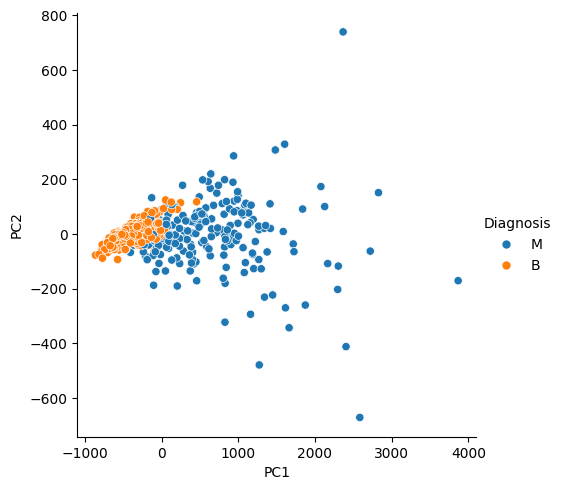
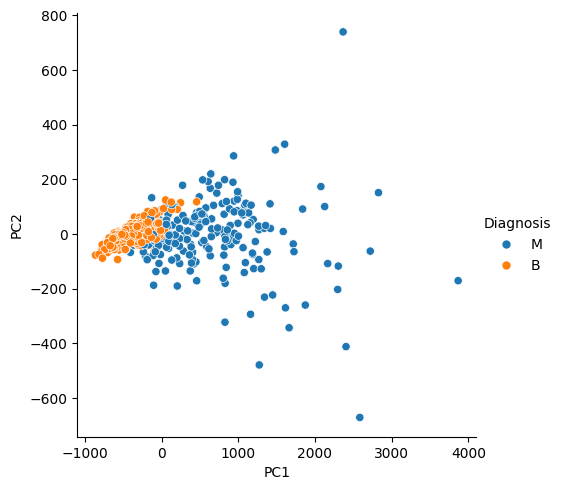
Code edit (unified diff) that turned the first committed figure into the second:
--- before
+++ after
@@ -1,5 +1,7 @@
 import seaborn as sns
 import pandas as pd
+import matplotlib.pyplot as plt
 
 breast_cancer_2d = pd.concat([pd.DataFrame(X_2d, columns=["PC1", "PC2"]), y], axis=1)
 sns.relplot(breast_cancer_2d, x="PC1", y="PC2", hue="Diagnosis")
+plt.show()

Commit: Update notebook